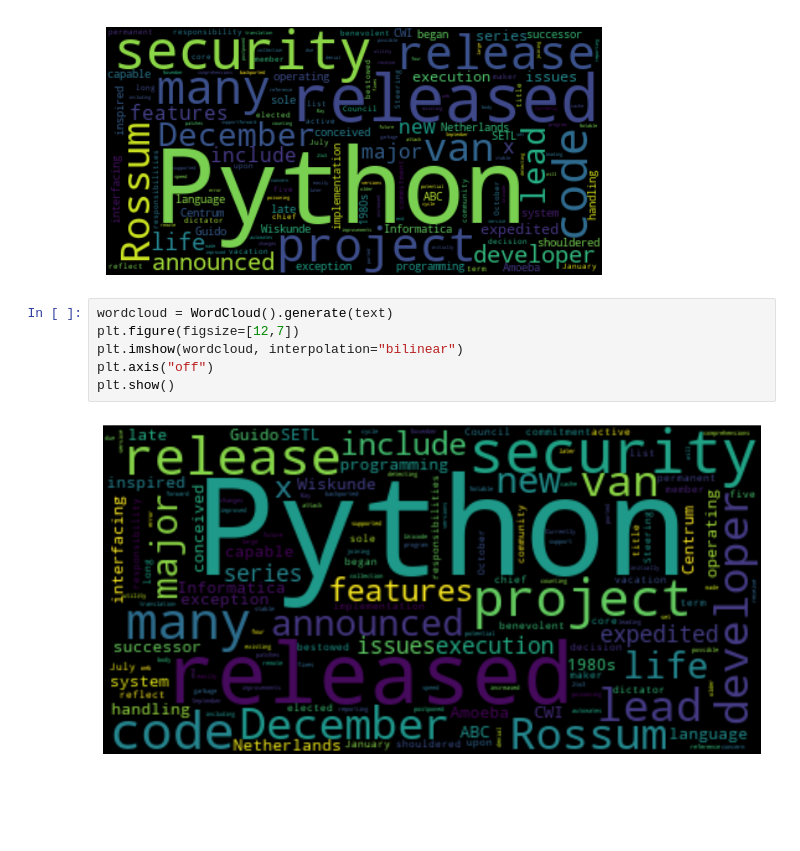
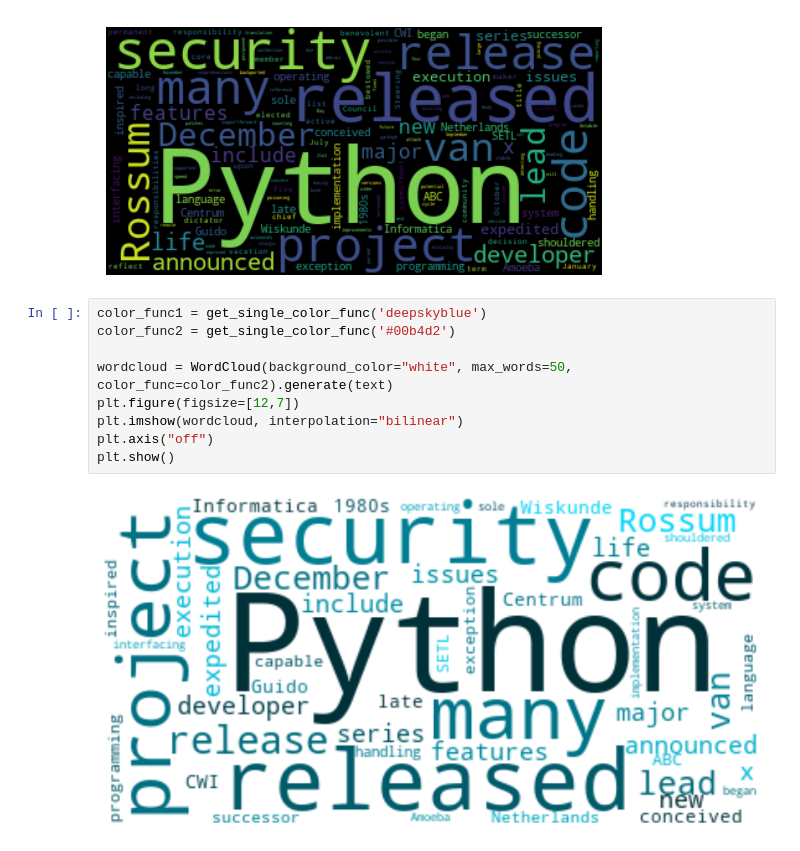
Before and after one commit to jgraber/PythonFriday, a Jupyter notebook: Jupyter/WordCloud.ipynb, the cells around one changed output. Saved outputs shown, nothing was run; the diff lists cells and outputs as text; blank space fills up the shorter version.

Commit message:
Change colours and number of words

```diff
--- a/Jupyter/WordCloud.ipynb
+++ b/Jupyter/WordCloud.ipynb
@@ -27,10 +27,13 @@ plt.show()
 # %% [output]
 [figure]
 # %%
-wordcloud = WordCloud().generate(text)
+color_func1 = get_single_color_func('deepskyblue')
+color_func2 = get_single_color_func('#00b4d2')
+
+wordcloud = WordCloud(background_color="white", max_words=50, color_func=color_func2).generate(text)
 plt.figure(figsize=[12,7])
 plt.imshow(wordcloud, interpolation="bilinear")
 plt.axis("off")
 plt.show()
 # %% [output]
-[figure, old version]
+[figure, new version]
```
Also changed, not shown: parts of 1 cell of this notebook.
